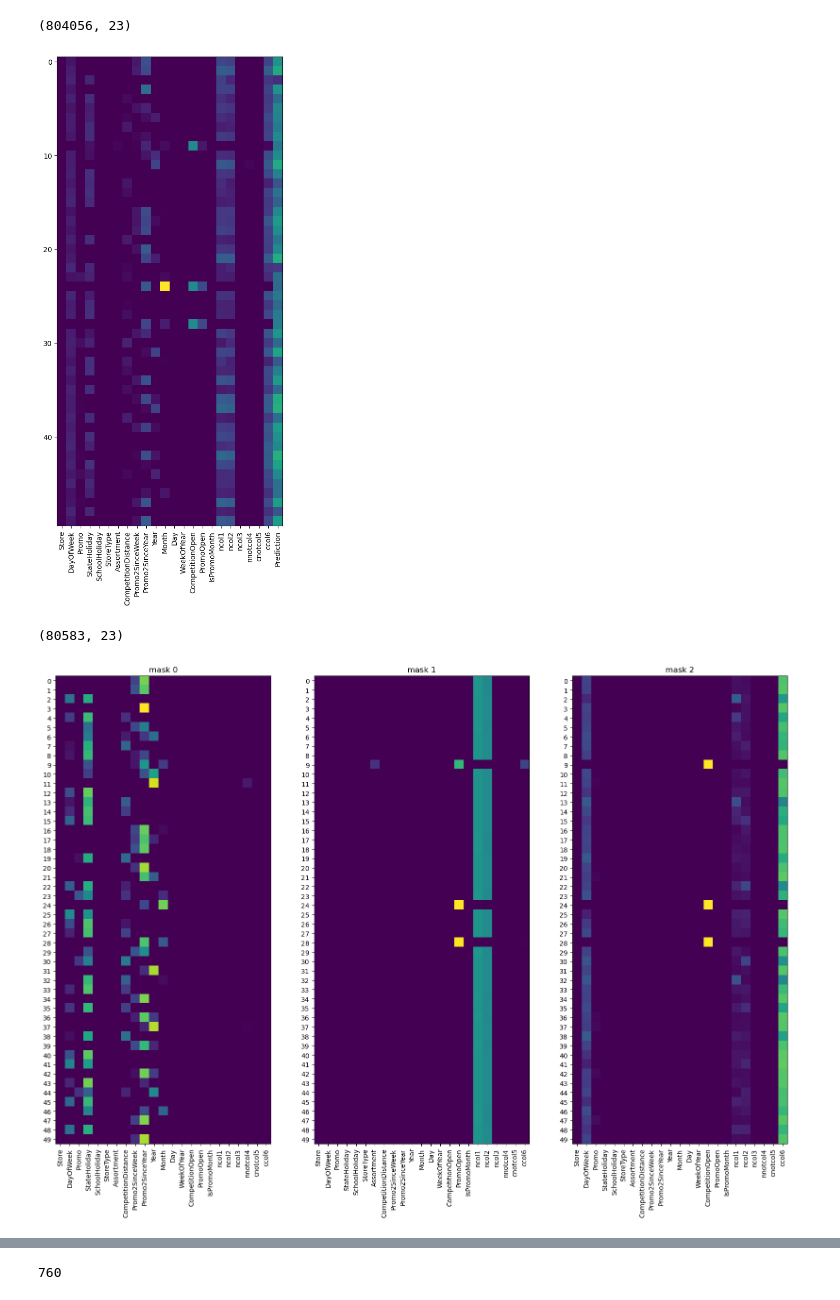
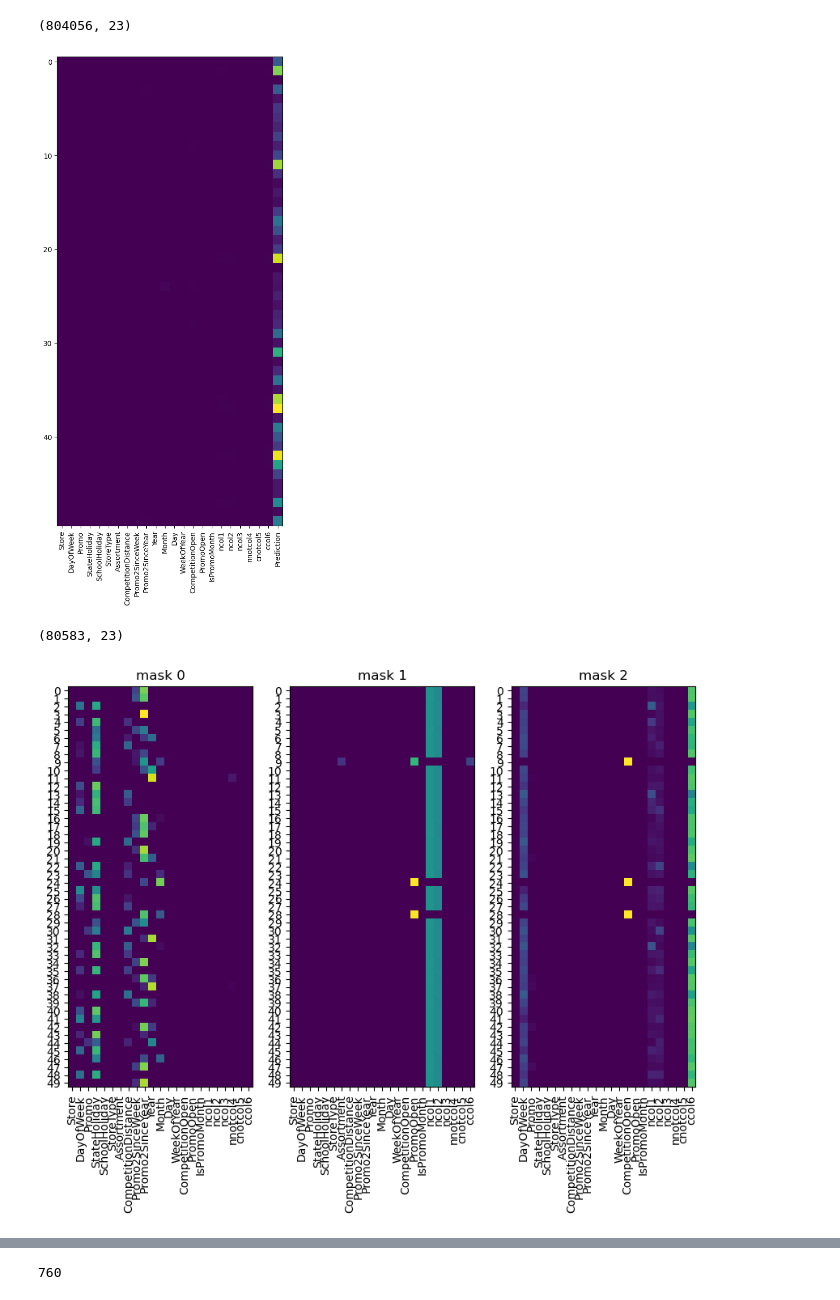
Before and after one commit to pucoenraadmiddel/tabnet, a Jupyter notebook: rossman_store_sales_determined_orig.ipynb, the cells around one changed output, grey strips where cells are left out. Drawn from its saved outputs; the diff is of its cells as text; code cells hidden in the pictures.

```diff
--- a/rossman_store_sales_determined_orig.ipynb
+++ b/rossman_store_sales_determined_orig.ipynb
@@ -579,16 +582,16 @@ print(y_valid.shape)
 (80180, 23)
 (80180, 1)
 # %%
-clf.fit(
-    X_train=X_train, y_train=y_train,
-    eval_set=[(X_train, y_train), (X_valid, y_valid)],
-    eval_name=['train', 'valid'],
-    eval_metric=['rmsle', 'mae', 'rmse', 'mse'],
-    max_epochs=max_epochs,
-    patience=25,
-    batch_size=256,
-    virtual_batch_size=128,
-    # num_workers=0,
-    # drop_last=False,
-    # augmentations=aug, #aug
-)
+# clf.fit(
+#     X_train=X_train, y_train=y_train,
+#     eval_set=[(X_train, y_train), (X_valid, y_valid)],
+#     eval_name=['train', 'valid'],
+#     eval_metric=['rmsle', 'mae', 'rmse', 'mse'],
+#     max_epochs=max_epochs,
+#     patience=25,
+#     batch_size=256,
+#     virtual_batch_size=128,
+#     # num_workers=0,
+#     # drop_last=False,
+#     # augmentations=aug, #aug
+# )
@@ -621,3 +604,9 @@ Successfully saved model at ./models/determined_model/.zip
+# %%
+#load the model
+# define new model with basic parameters and load state dict weights
+
+saving_path_name = "./models/determined_model.zip"
+clf.load_model(saving_path_name)
 # %%
 preds_valid = clf.predict(X_valid)
 
@@ -773,25 +733,25 @@ ax.set_xticklabels([x for x in X_all.columns] + ['Prediction'], rotation=90)
 ax.imshow(np.append(explain_matrix[:50], y_test[:50].reshape(-1,1), axis=1))
 plt.show()
 # %% [output]
-[figure, old version]
+[figure, new version]
 # %%
 print(explain_matrix.shape)
 # %% [output]
 (80583, 23)
 # %%
-fig, axs = plt.subplots(1, 3, figsize=(20,20))
+fig, axs = plt.subplots(1, 3, figsize=(10,10))
 
 for i in range(3):
     axs[i].imshow(masks[i][:50])
     axs[i].set_title(f"mask {i}")
     axs[i].set_xticks([x for x in range(len(X_all.columns))])
     axs[i].set_xticklabels([x for x in X_all.columns], rotation=90)
     #show all yticks
     axs[i].set_yticks([x for x in range(len(masks[i][:50]))])
 
 
 
 #Can we sort this?
 #By feature importance and then weight for mask? #TODO
 # %% [output]
-[figure, old version]
+[figure, new version]
```
Also changed, not shown: parts of 17 cells of this notebook, 3 other files.
